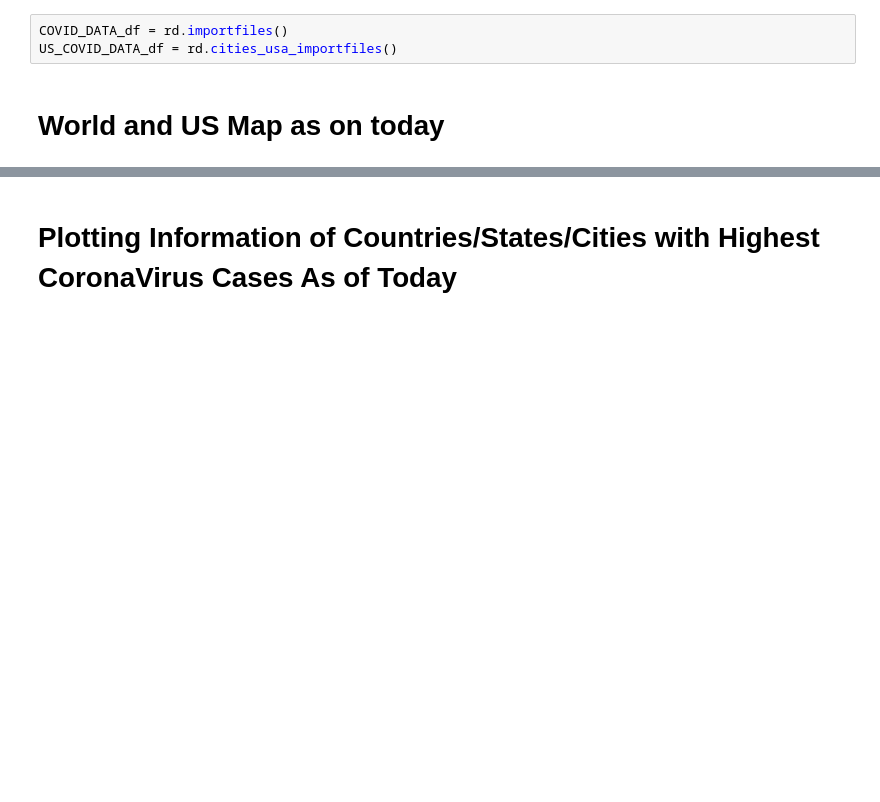
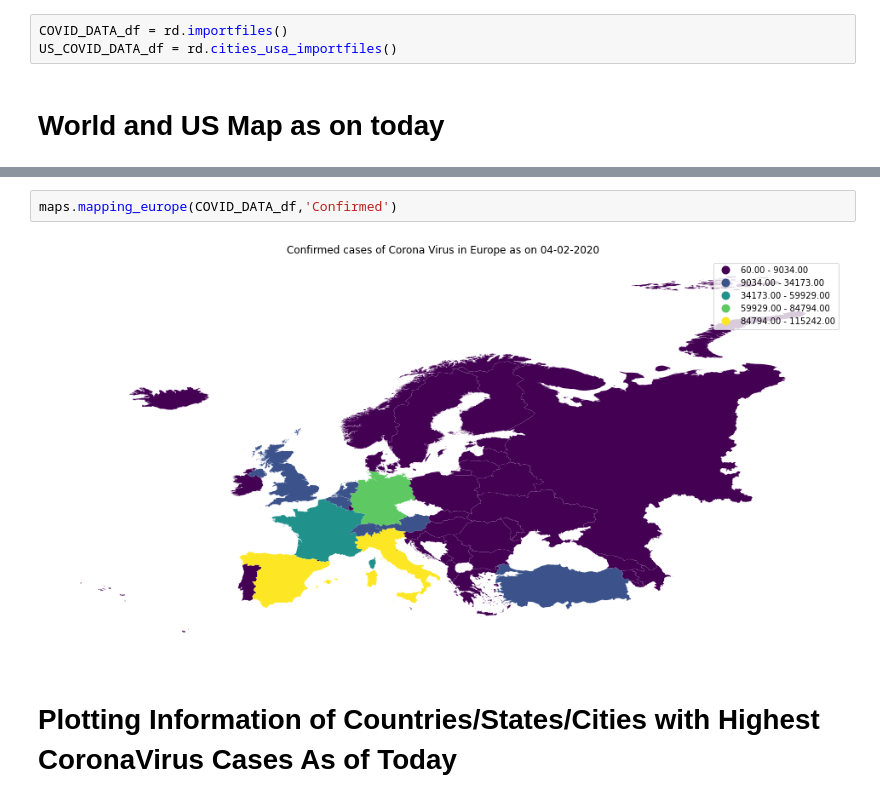
Before and after one commit to KrishnaAgarwal05/COVID-19-Data-Analysis, a Jupyter notebook: CoronaAnalysis.ipynb, the cells around one changed output, grey strips where cells are left out. Cells and saved outputs as stored; diff of their text form; blank space fills up the shorter version.

```diff
--- a/CoronaAnalysis.ipynb
+++ b/CoronaAnalysis.ipynb
@@ -40,3 +40,7 @@ maps.mapping_usa(US_COVID_DATA_df,'Confirmed')
+# %%
+maps.mapping_europe(COVID_DATA_df,'Confirmed')
+# %% [output]
+[figure, added]
 # %% [markdown]
 # Plotting Information of Countries/States/Cities with Highest CoronaVirus Cases As of Today
 # %%
```
Also changed, not shown: parts of 8 cells of this notebook, 25 other files.
